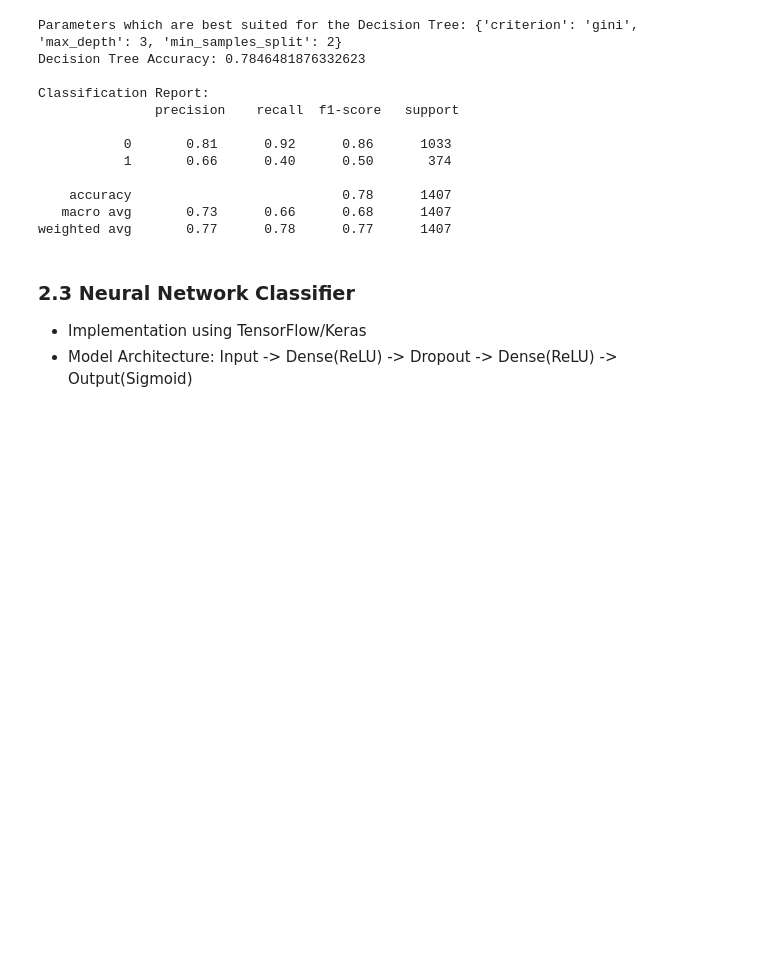
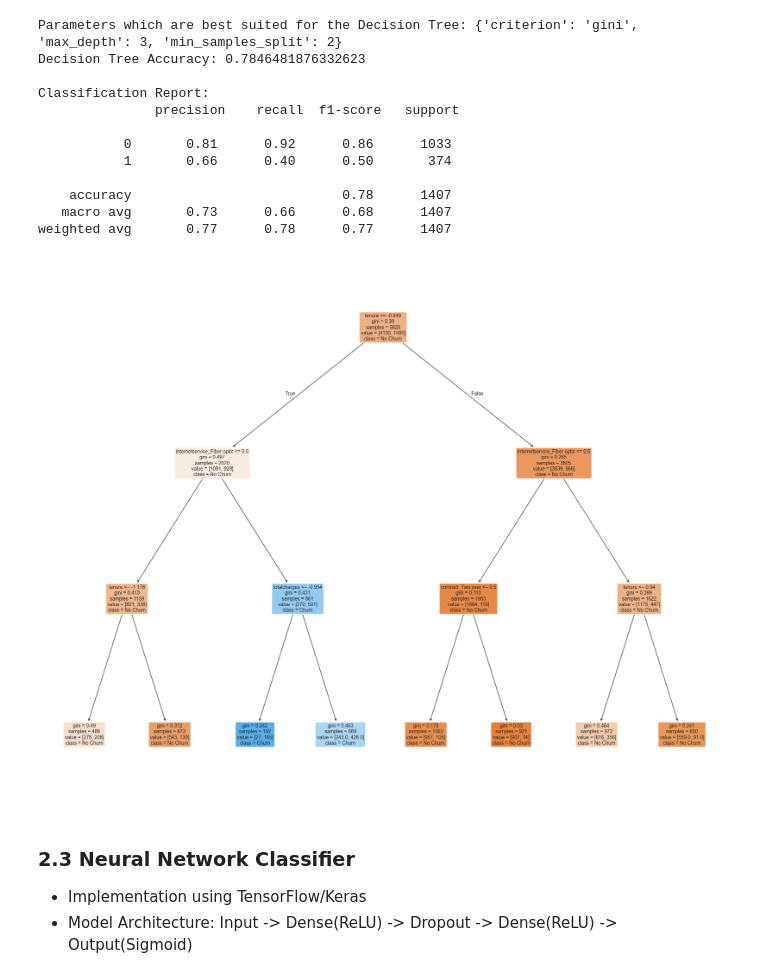
Before and after one commit to dimesh-dev/Customer-Churn-Prediction-System, a Jupyter notebook: Model/Customer_Churn_Predictor.ipynb, the cells around one changed output. Cells and saved outputs as stored; diff of their text form; code cells hidden in the pictures; blank space fills up the shorter version.

```diff
--- a/Model/Customer_Churn_Predictor.ipynb
+++ b/Model/Customer_Churn_Predictor.ipynb
@@ -240,6 +243,19 @@ Classification Report:
     accuracy                           0.78      1407
    macro avg       0.73      0.66      0.68      1407
 weighted avg       0.77      0.78      0.77      1407
+# %%
+plt.figure(figsize=(25,20))
+tree.plot_tree(
+    best_dt,
+    feature_names=X_train.columns,
+    class_names=["No Churn", "Churn"],
+    filled=True,
+    rounded=True,
+    fontsize=10
+)
+plt.show()
+# %% [output]
+[figure, added]
 # %% [markdown]
 ### 2.3 Neural Network Classifier
 - Implementation using TensorFlow/Keras
```
Also changed, not shown: parts of 6 cells of this notebook.
